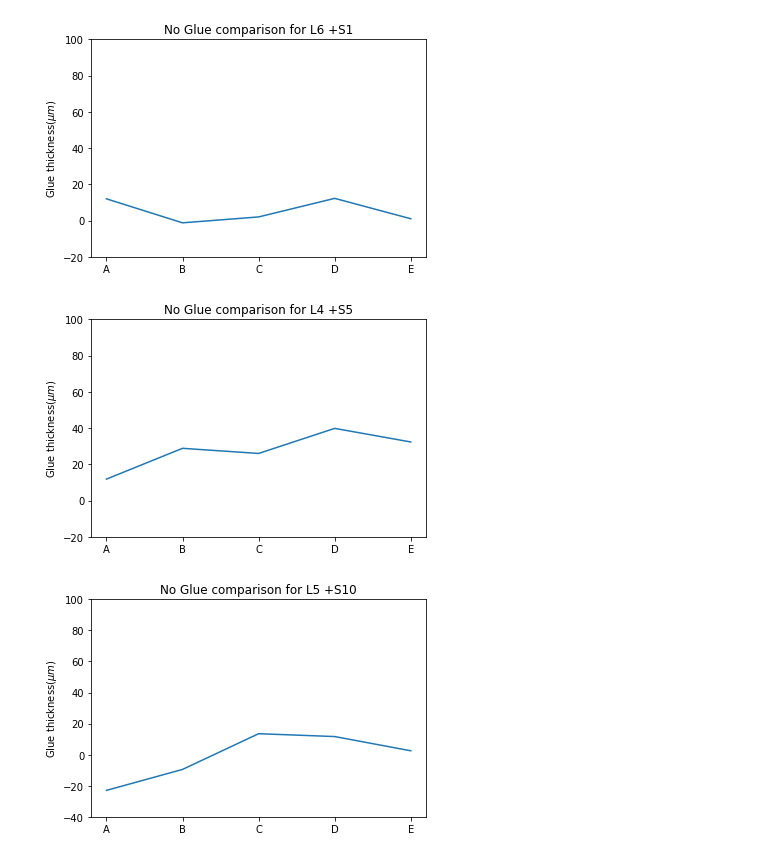
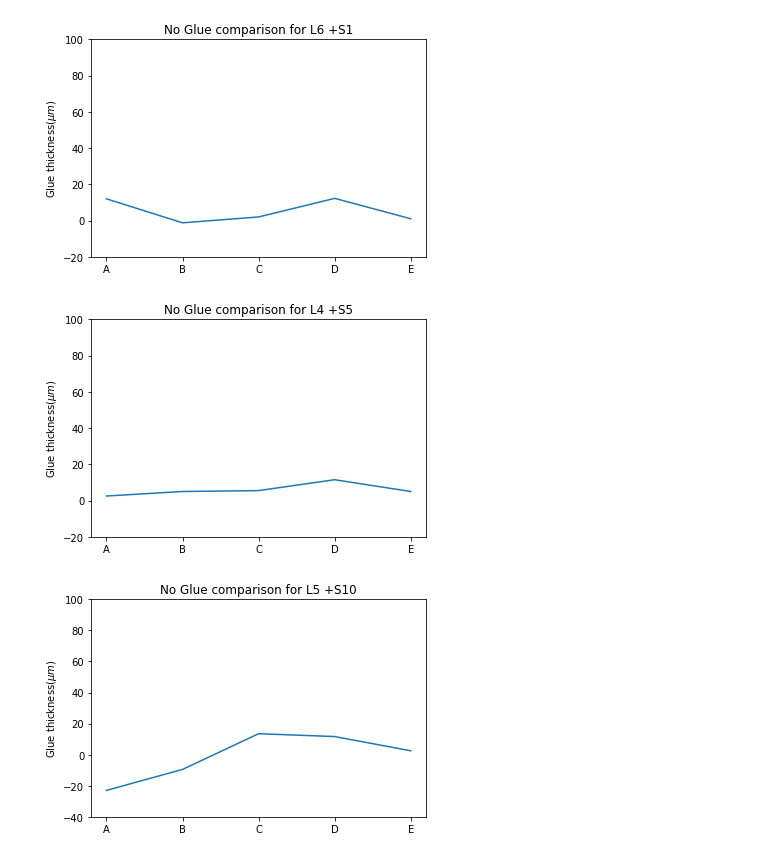
Before and after one commit to mariajose2398/CMS-MTD-BTL-SensorModule-Analysis, a Jupyter notebook: nogluecomparison.ipynb, the cells around one changed output. Saved outputs shown, nothing was run; the diff lists cells and outputs as text; code cells hidden in the pictures.

```diff
--- a/nogluecomparison.ipynb
+++ b/nogluecomparison.ipynb
@@ -24,21 +24,20 @@ plt.savefig("l6s1noglue.png")
 [figure]
 # %%
 #L4+S5
-L4S5=np.array([[59.130,59.168,59.164,59.147,59.093],
-               [59.128,59.159,59.158,59.143,59.085],
-               [59.130,59.160,59.161,59.143,59.090]])
+L4S5=np.array([[59.121,59.139,59.144,59.119,59.063],
+               [59.119,59.138,59.137,59.113,59.061]])
 L4=np.array([[56.808,56.830,56.825,56.796,56.747],
              [56.810,56.820,56.827,56.795,56.749]])
 S5=np.array([[2.310,2.309,2.311,2.309,2.310],
              [2.307,2.308,2.307,2.309,2.308]])
 plt.plot(X, (np.mean(L4S5, axis=0)-np.mean(L4, axis=0)-np.mean(S5, axis=0))*1000)
 plt.ylim(-20, 100)
 
 plt.title("No Glue comparison for L4 +S5")
 plt.ylabel(r"Glue thickness($\mu m$)")
 plt.savefig("l4s5noglue.png")
 # %% [output]
-[figure, old version]
+[figure, new version]
 # %%
 #L5+S10
 L5S10_noglue=np.array([[59.094,59.127,59.171,59.145,59.099],
```
Also changed, not shown: 1 other file.
